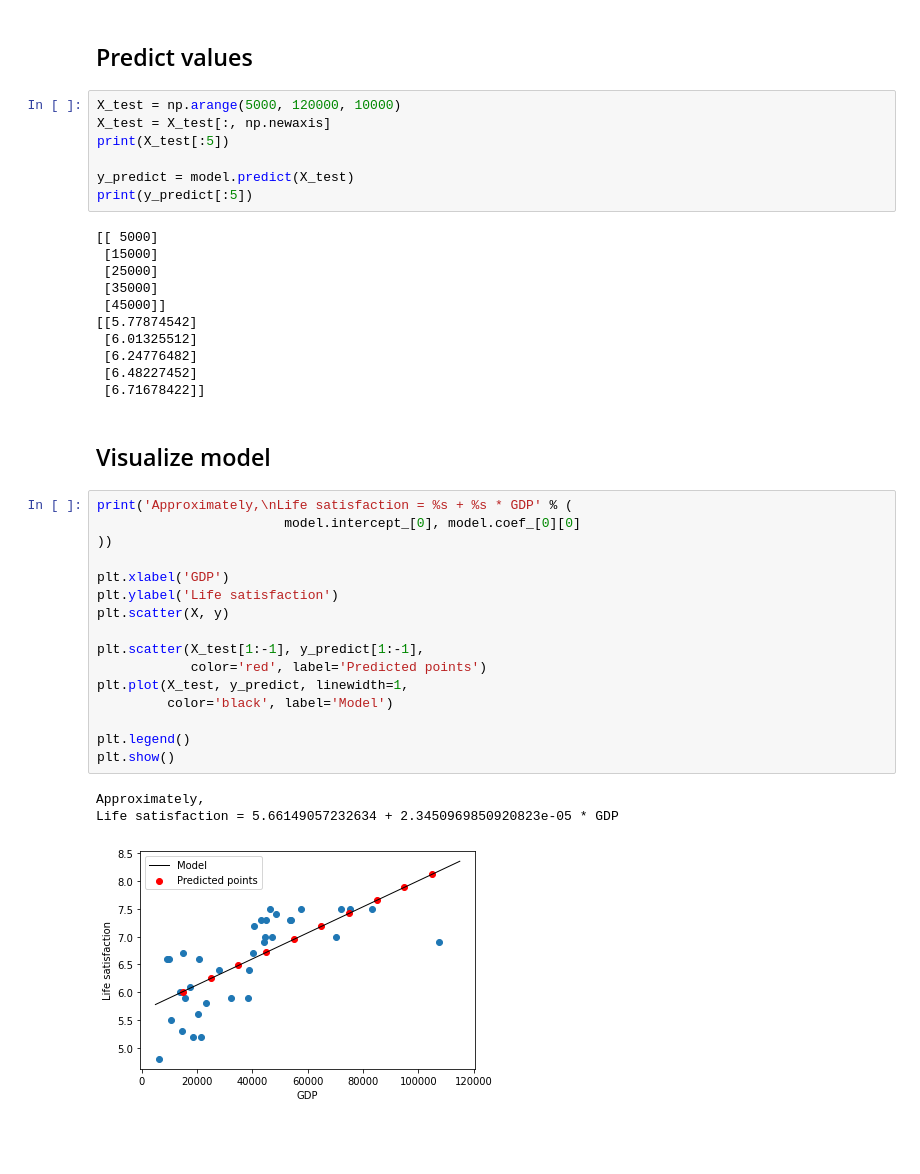
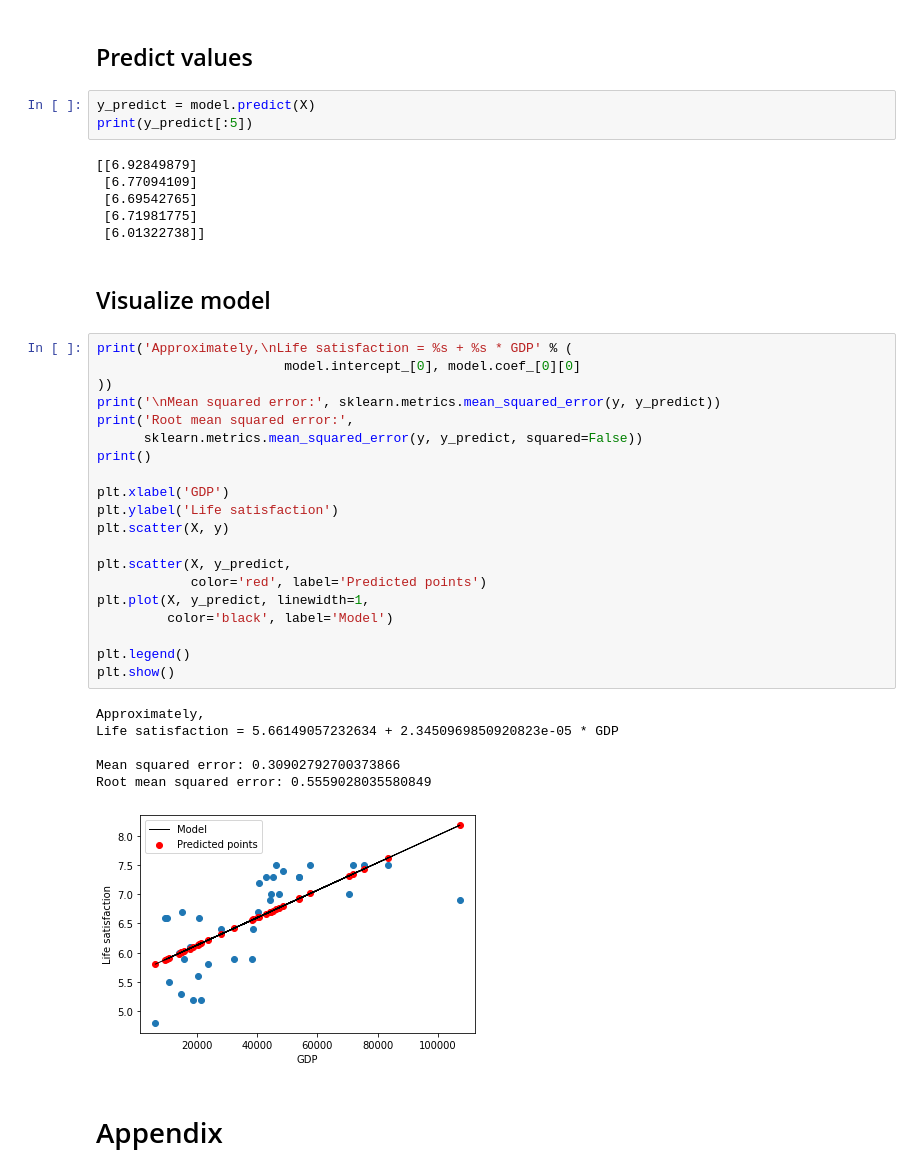
Before and after one commit to htnminh/handson-ml2-notebooks, a Jupyter notebook: files/Chapter 1/Example 1-1/Example 1-1.ipynb, the cells around one changed output. Cells and saved outputs as stored; diff of their text form; blank space fills up the shorter version.

```diff
--- a/files/Chapter 1/Example 1-1/Example 1-1.ipynb
+++ b/files/Chapter 1/Example 1-1/Example 1-1.ipynb
@@ -361,43 +359,43 @@ Mean squared error: 1992968677.5151167
 # Predict values and visualize model
 # %% [markdown]
 ## Predict values
-# %%
-X_test = np.arange(5000, 120000, 10000)
-X_test = X_test[:, np.newaxis]
-print(X_test[:5])
-
-y_predict = model.predict(X_test)
-print(y_predict[:5])
-# %% [output]
-[[ 5000]
- [15000]
- [25000]
- [35000]
- [45000]]
-[[5.77874542]
- [6.01325512]
- [6.24776482]
- [6.48227452]
- [6.71678422]]
+# %%
+y_predict = model.predict(X)
+print(y_predict[:5])
+# %% [output]
+[[6.92849879]
+ [6.77094109]
+ [6.69542765]
+ [6.71981775]
+ [6.01322738]]
 # %% [markdown]
 ## Visualize model
 # %%
 print('Approximately,\nLife satisfaction = %s + %s * GDP' % (
                         model.intercept_[0], model.coef_[0][0]
 ))
+print('\nMean squared error:', sklearn.metrics.mean_squared_error(y, y_predict))
+print('Root mean squared error:',
+      sklearn.metrics.mean_squared_error(y, y_predict, squared=False))
+print()
 
 plt.xlabel('GDP')
 plt.ylabel('Life satisfaction')
 plt.scatter(X, y)
 
-plt.scatter(X_test[1:-1], y_predict[1:-1],
+plt.scatter(X, y_predict,
             color='red', label='Predicted points')
-plt.plot(X_test, y_predict, linewidth=1,
+plt.plot(X, y_predict, linewidth=1,
          color='black', label='Model')
 
 plt.legend()
 plt.show()
 # %% [output]
 Approximately,
 Life satisfaction = 5.66149057232634 + 2.3450969850920823e-05 * GDP
+
+Mean squared error: 0.30902792700373866
+Root mean squared error: 0.5559028035580849
-[figure, old version]
+[figure, new version]
+# %% [markdown]
+# Appendix
```
Also changed, not shown: parts of 3 cells of this notebook.
